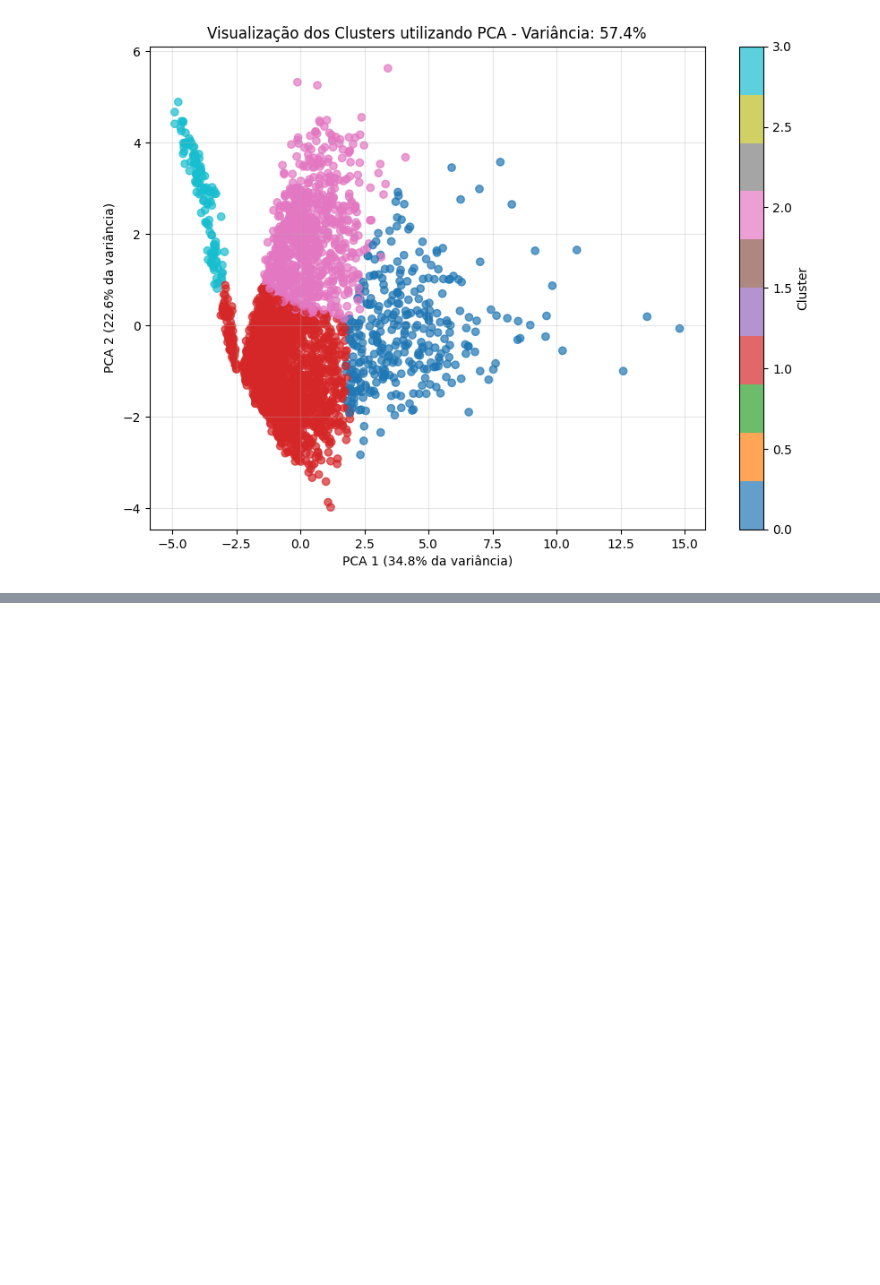
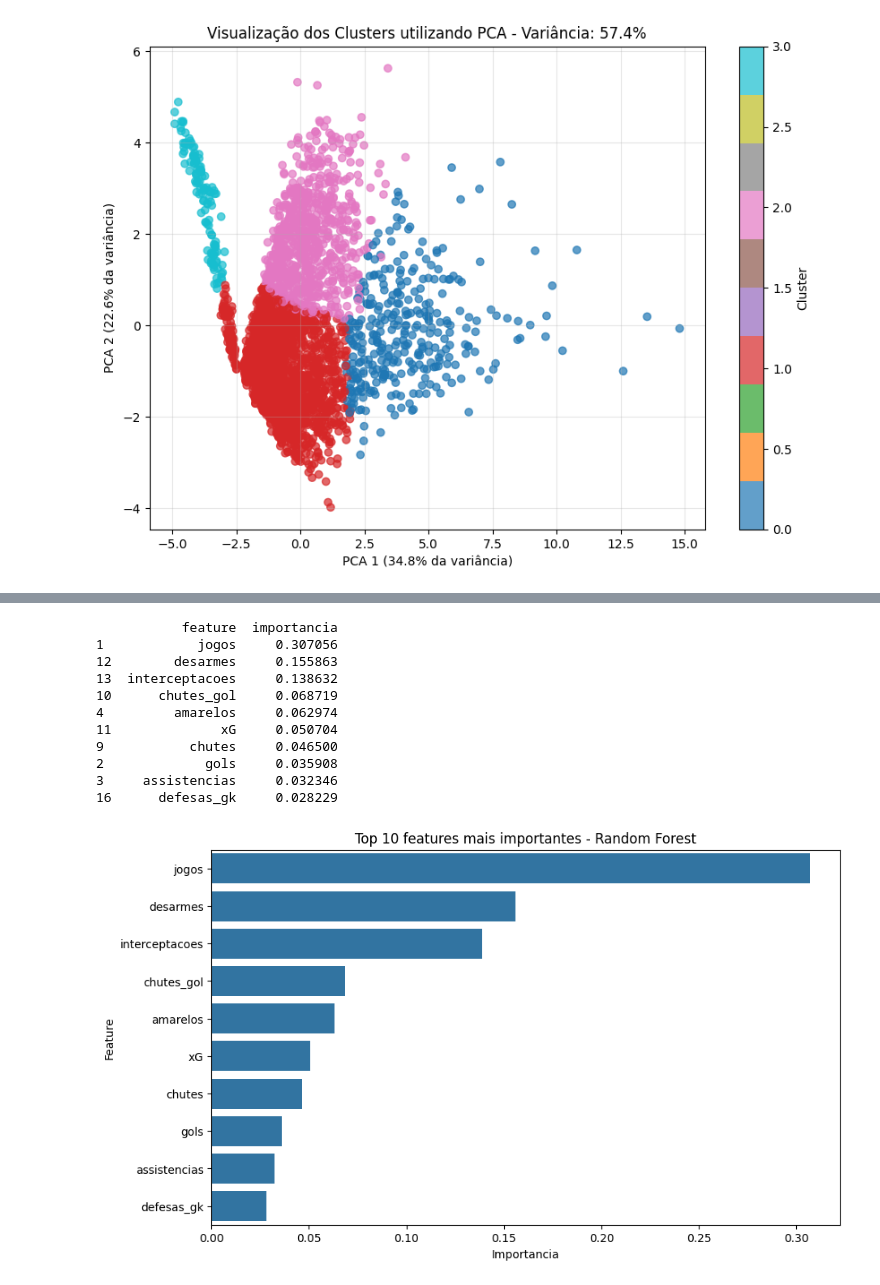
Before and after one commit to GabiMangili/DataMiningTrabalho, a Jupyter notebook: datamining.ipynb, the cells around one changed output, grey strips where cells are left out. Saved outputs shown, nothing was run; the diff lists cells and outputs as text; code cells hidden in the pictures; blank space fills up the shorter version.

```diff
--- a/datamining.ipynb
+++ b/datamining.ipynb
@@ -886,0 +955,16 @@ plt.show()
+# %%
+# ETAPA 4 - Classificacao: criacao correta do target
+
+mediana_minutos = dataset_final["minutos"].median()
+
+df_classificacao = dataset_final.copy()
+df_classificacao["target"] = (
+    df_classificacao["minutos"] > mediana_minutos
+).astype(int)
+
+print("Mediana de minutos:", mediana_minutos)
+print("Distribuicao do target:")
+print(df_classificacao["target"].value_counts().sort_index())
+print()
+print("Classe 0 = Rotacao/Reserva")
+print("Classe 1 = Titular Regular / Nivel Copa")
@@ -886,0 +1195,50 @@ plt.show()
+# %%
+# ETAPA 4 - Importancia das features pelo Random Forest
+
+modelo_rf_final = RandomForestClassifier(
+    n_estimators=300,
+    random_state=42,
+    class_weight="balanced",
+    n_jobs=-1
+)
+
+modelo_rf_final.fit(
+    X_classificacao,
+    y_classificacao
+)
+
+importancia_features = (
+    pd.DataFrame(
+        {
+            "feature": features_modelo,
+            "importancia": modelo_rf_final.feature_importances_
+        }
+    )
+    .sort_values("importancia", ascending=False)
+)
+
+print(importancia_features.head(10))
+
+plt.figure(figsize=(10, 6))
+sns.barplot(
+    data=importancia_features.head(10),
+    x="importancia",
+    y="feature"
+)
+plt.title("Top 10 features mais importantes - Random Forest")
+plt.xlabel("Importancia")
+plt.ylabel("Feature")
+plt.show()
+# %% [output]
+           feature  importancia
+1            jogos     0.307056
+12        desarmes     0.155863
+13  interceptacoes     0.138632
+10      chutes_gol     0.068719
+4         amarelos     0.062974
+11              xG     0.050704
+9           chutes     0.046500
+2             gols     0.035908
+3     assistencias     0.032346
+16      defesas_gk     0.028229
+[figure, added]
```
Also changed, not shown: parts of 20 cells of this notebook.
